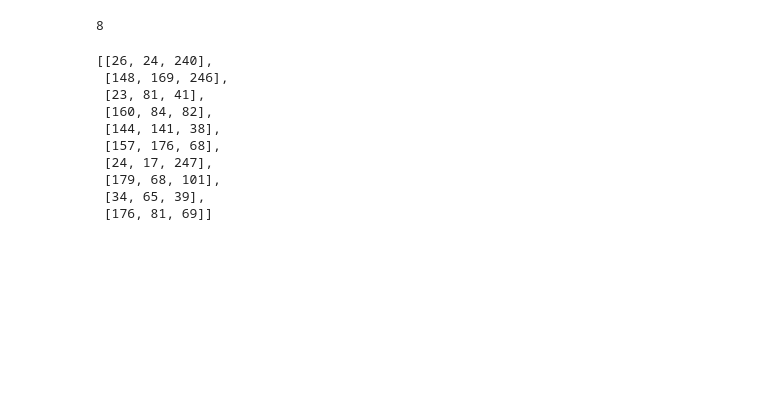
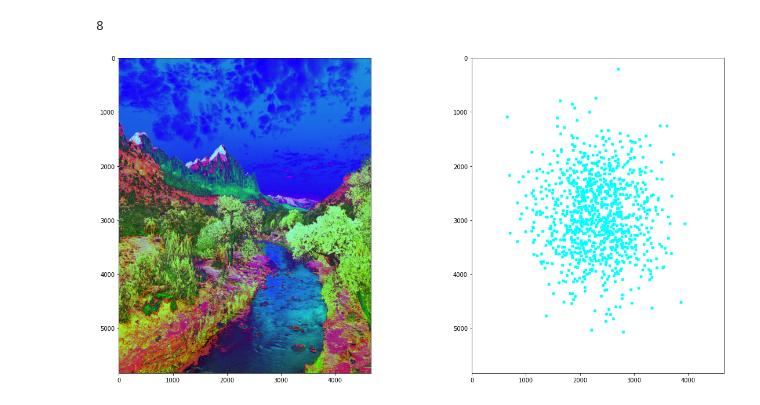
Before and after one commit to chbkull/musx-extensions, a Jupyter notebook: testing.ipynb, the cells around one changed output. Cells and saved outputs as stored; diff of their text form; code cells hidden in the pictures; blank space fills up the shorter version.

Commit message:
Implemented drunk2d, random2d, distribution2d

```diff
--- a/testing.ipynb
+++ b/testing.ipynb
@@ -37,19 +37,13 @@ print(test2[test_ind])
 # %% [output]
 8
 # %%
-gen = musx_images.traversal_2d(converted_img, stop=10, start_x=500, start_y=250, movement=[(1000, 0), (0, -10)])
-[next(gen) for _ in range(10)]
+gen = musx_images.distribution_2d(converted_img, stop=1000)
+vals = [next(gen) for _ in range(1000)]
+# print(vals)
+data, pts = zip(*vals)
+musx_images.display_points(converted_img, pts)
 # %% [output]
-[[26, 24, 240],
- [148, 169, 246],
- [23, 81, 41],
- [160, 84, 82],
- [144, 141, 38],
- [157, 176, 68],
- [24, 17, 247],
- [179, 68, 101],
- [34, 65, 39],
- [176, 81, 69]]
+[figure, added]
 # %%
 points = []
 for _ in range(1000):
```
Also changed, not shown: parts of 2 cells of this notebook, 1 other file.
